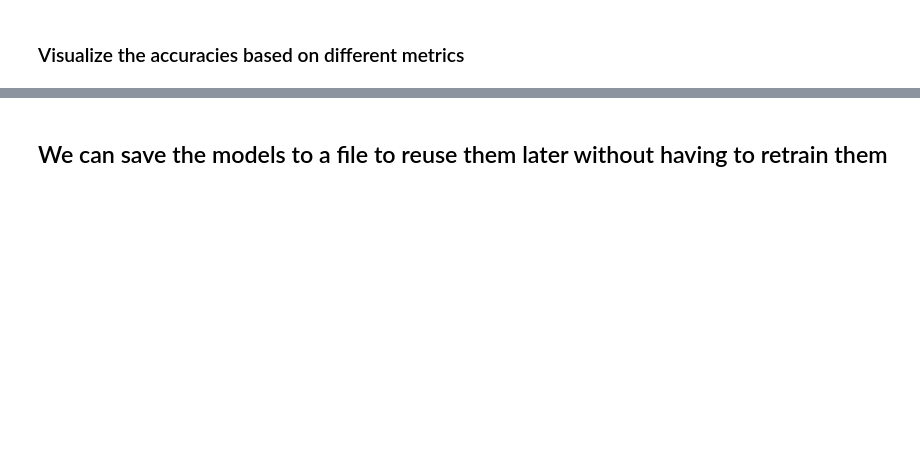
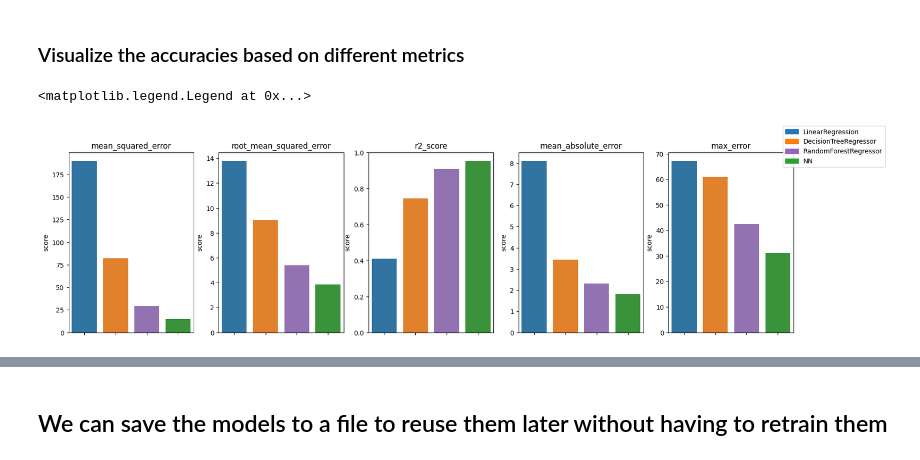
Before and after one commit to MarcelRosier/bdp_project, a Jupyter notebook: mental_health/model_analysis_showcase.ipynb, the cells around one changed output, grey strips where cells are left out. Drawn from its saved outputs; the diff is of its cells as text; code cells hidden in the pictures; blank space fills up the shorter version.

Commit message:
- fixed urneadable lables/ legend for metric acc

```diff
--- a/mental_health/model_analysis_showcase.ipynb
+++ b/mental_health/model_analysis_showcase.ipynb
@@ -89,5 +89,47 @@ model_analysis.visualize_predictions(sample_range=(100,132), split='val',palette
 # %% [markdown]
 ### Visualize the accuracies based on different metrics
+# %%
+# testing
+import math
+import pandas as pd
+import matplotlib.pylab as plt
+import seaborn as sns
+import matplotlib.patches as mpatches
+
+
+metrics = ModelAnalysis.ALL_METRICS
+num_metrcis = len(metrics)
+ncols = 5
+nrows = math.ceil(num_metrcis / ncols)
+fig, ax = plt.subplots(figsize=(20, 5), nrows=nrows, ncols=ncols)
+
+for col in range(ncols):
+    for row in range(nrows):
+        index = row*ncols + col
+        if index >= num_metrcis:
+            break
+        metric = metrics[index]
+        scores, min_score = model_analysis.evaluate(
+            metric=metric, split='test')
+        df = pd.DataFrame({
+            'model': model_analysis.models.keys(),
+            'score': scores.values(),
+        })
+        cax = cax = ax[col]  # ax[row][col]
+        sns.barplot(df, x='model', y='score', ax=cax,
+                    palette=ModelAnalysis.PALETTE)
+        cax.set_title(metric.__name__, loc='left')
+        cax.set_xlabel(None)
+        cax.set_xticklabels([])
+
+patches = [mpatches.Patch(
+    color=model_analysis.PALETTE[m],
+    label=m)
+    for m in model_analysis.models.keys()]
+fig.legend(handles=patches)
+# %% [output]
+<matplotlib.legend.Legend at 0x...>
+[figure, added]
 # %%
 model_analysis.visualize_metrics(split='val',palette=ModelAnalysis.PALETTE, ncols=5)
 model_analysis.visualize_metrics(split='test',palette=ModelAnalysis.PALETTE, ncols=5)
```
Also changed, not shown: parts of 5 cells of this notebook, 1 other file.
